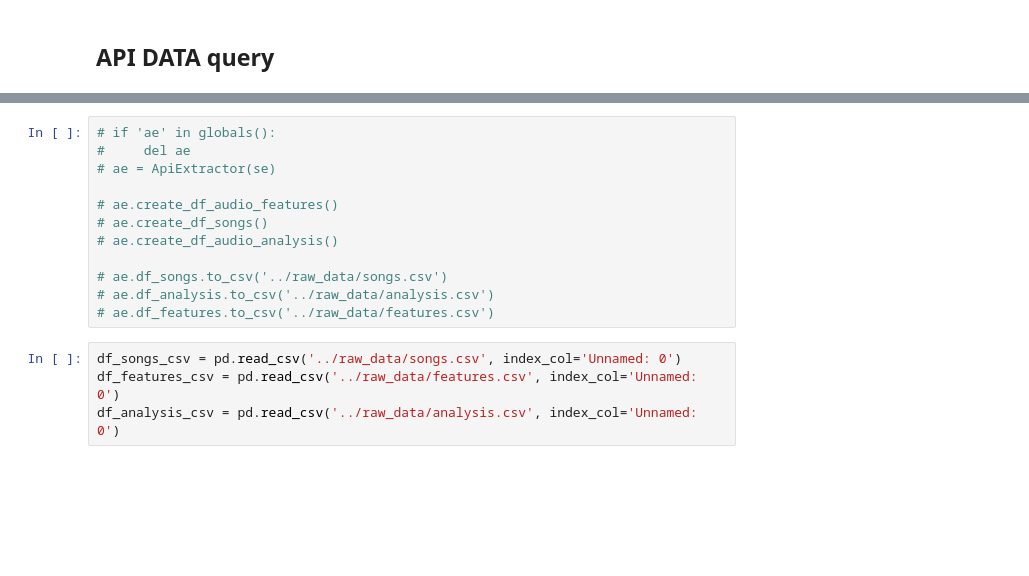
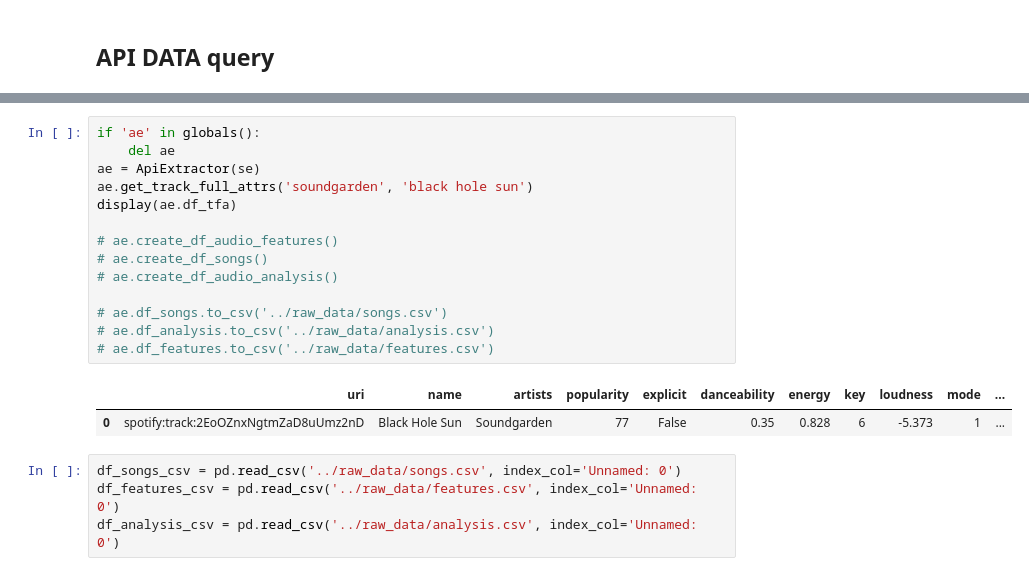
Before and after one commit to FedericoGriggio/music_similarity, a Jupyter notebook: notebooks/MusicSimilarity-full_data.ipynb, the cells around one changed output, grey strips where cells are left out. Cells and saved outputs as stored; diff of their text form; blank space fills up the shorter version.

```diff
--- a/notebooks/MusicSimilarity-full_data.ipynb
+++ b/notebooks/MusicSimilarity-full_data.ipynb
@@ -407,18 +509,23 @@ class ApiExtractor:
         '''
         self.full_data = pd.merge(self.df_songs, self.df_analysis, how='outer', on='uri')
         self.full_data = pd.merge(self.full_data, self.df_features, how='outer', on='uri')
-# %%
-# if 'ae' in globals():
-#     del ae
-# ae = ApiExtractor(se)
-
-# ae.create_df_audio_features()
-# ae.create_df_songs()
-# ae.create_df_audio_analysis()
-
-# ae.df_songs.to_csv('../raw_data/songs.csv')
-# ae.df_analysis.to_csv('../raw_data/analysis.csv')
-# ae.df_features.to_csv('../raw_data/features.csv')
+# %%
+if 'ae' in globals():
+    del ae
+ae = ApiExtractor(se)
+ae.get_track_full_attrs('soundgarden', 'black hole sun')
+display(ae.df_tfa)
+
+# ae.create_df_audio_features()
+# ae.create_df_songs()
+# ae.create_df_audio_analysis()
+
+# ae.df_songs.to_csv('../raw_data/songs.csv')
+# ae.df_analysis.to_csv('../raw_data/analysis.csv')
+# ae.df_features.to_csv('../raw_data/features.csv')
+# %% [output]
+|  | uri | name | artists | popularity | explicit | danceability | energy | key | loudness | mode | ... |
+| 0 | spotify:track:2EoOZnxNgtmZaD8uUmz2nD | Black Hole Sun | Soundgarden | 77 | False | 0.35 | 0.828 | 6 | -5.373 | 1 | ... |
 # %%
 df_songs_csv = pd.read_csv('../raw_data/songs.csv', index_col='Unnamed: 0')
 df_features_csv = pd.read_csv('../raw_data/features.csv', index_col='Unnamed: 0')
```
Also changed, not shown: parts of 4 cells of this notebook, 3 other files.
